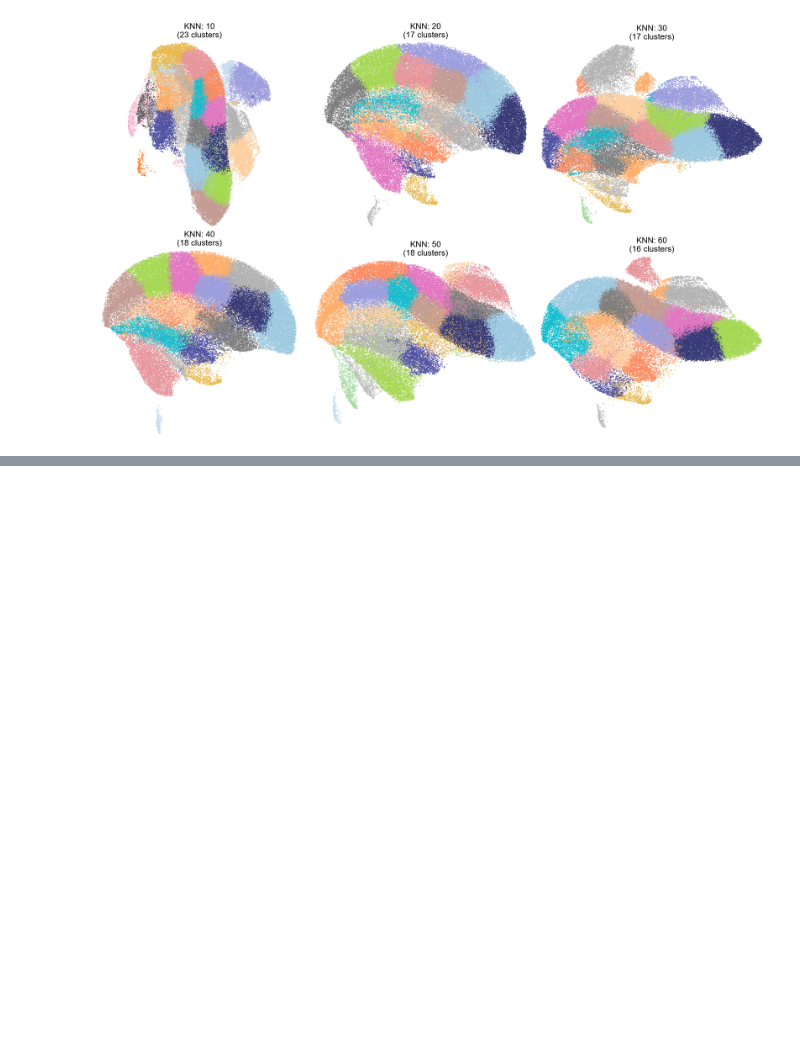
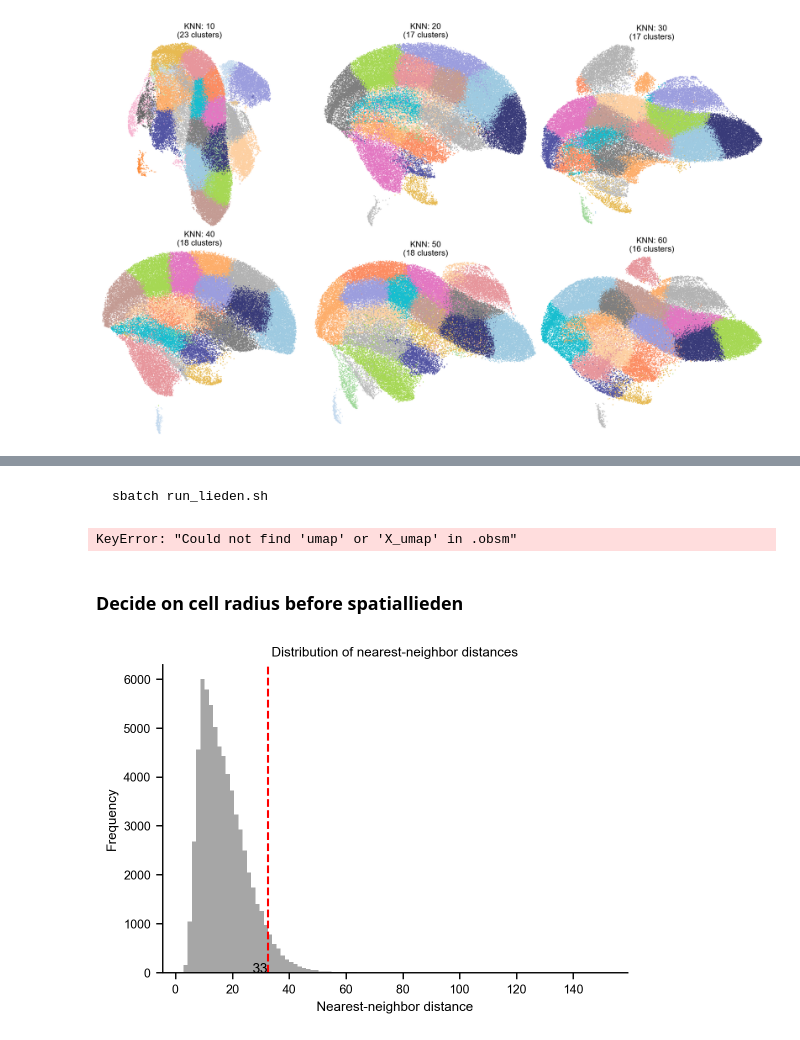
Before and after one commit to gkanfer/neuroblastoma_tmp, a Jupyter notebook: report_1_supp_2_cluster_lieden.ipynb, the cells around one changed output, grey strips where cells are left out. Drawn from its saved outputs; the diff is of its cells as text; code cells hidden in the pictures; blank space fills up the shorter version.

````diff
--- a/report_1_supp_2_cluster_lieden.ipynb
+++ b/report_1_supp_2_cluster_lieden.ipynb
@@ -504,6 +612,24 @@ sns.set_context("paper")
 
 FIG_DIR = Path("figures")
 FIG_DIR.mkdir(exist_ok=True)
+# %% [markdown]
+```bash
+sbatch run_lieden.sh
+```
 # %%
 pathout = '/data/HiTIF/data/spatialomics/neuroblastoma/data/andata_orig'
 andata = sc.read_h5ad(os.path.join(pathout, "adata_nb_processed.h5ad"))
+# %%
+sc.pl.umap(
+        andata,
+        color=[f'cluster_30neig_r07', 'Condition'],
+        legend_loc=None,
+        ncols=2,
+        size=0.5,         # (Scanpy ≥1.9: 'size'; older versions: 's')
+        wspace=0.1,
+        frameon=False,
+        title='')
+# %% [output]
+KeyError: "Could not find 'umap' or 'X_umap' in .obsm"
+# %% [markdown]
+### Decide on cell radius before spatiallieden
@@ -509,0 +638,31 @@ andata = sc.read_h5ad(os.path.join(pathout, "adata_nb_processed.h5ad"))
+# %%
+pathout = '/data/HiTIF/data/spatialomics/neuroblastoma/data/andata_orig'
+adata = sc.read_h5ad(os.path.join(pathout, "andata_subsample.h5ad"))
+# %%
+# adata = andata[andata.obs['punch_id'] == '18'].copy()
+adata.obsp['connectivities'] = adata.obsp['30neig_connectivities']
+adata.obsp['distances'] = adata.obsp['30neig_distances']
+
+spatial_coords = adata.obsm["spatial"]
+
+nn = NearestNeighbors(n_neighbors=2)
+nn.fit(spatial_coords)
+
+distances_nn, indices = nn.kneighbors(spatial_coords)
+
+# column 0 is distance to self, column 1 is nearest real neighbor
+nearest_distances = distances_nn[:, 1]
+
+radius = np.percentile(nearest_distances, 95)
+
+plt.figure(figsize=(6, 4))
+plt.hist(nearest_distances, bins=100, color="grey", alpha=0.7)
+plt.axvline(radius, color="red", linestyle="--", linewidth=1.5)
+plt.text(radius, plt.ylim()[0], f"{int(round(radius))}",
+        ha="right", va="baseline", color="black", fontsize=10)
+plt.xlabel("Nearest-neighbor distance")
+plt.ylabel("Frequency")
+plt.title("Distribution of nearest-neighbor distances")
+plt.show()
+# %% [output]
+[figure, added]
````
Also changed, not shown: parts of 7 cells of this notebook, 7 other files.
